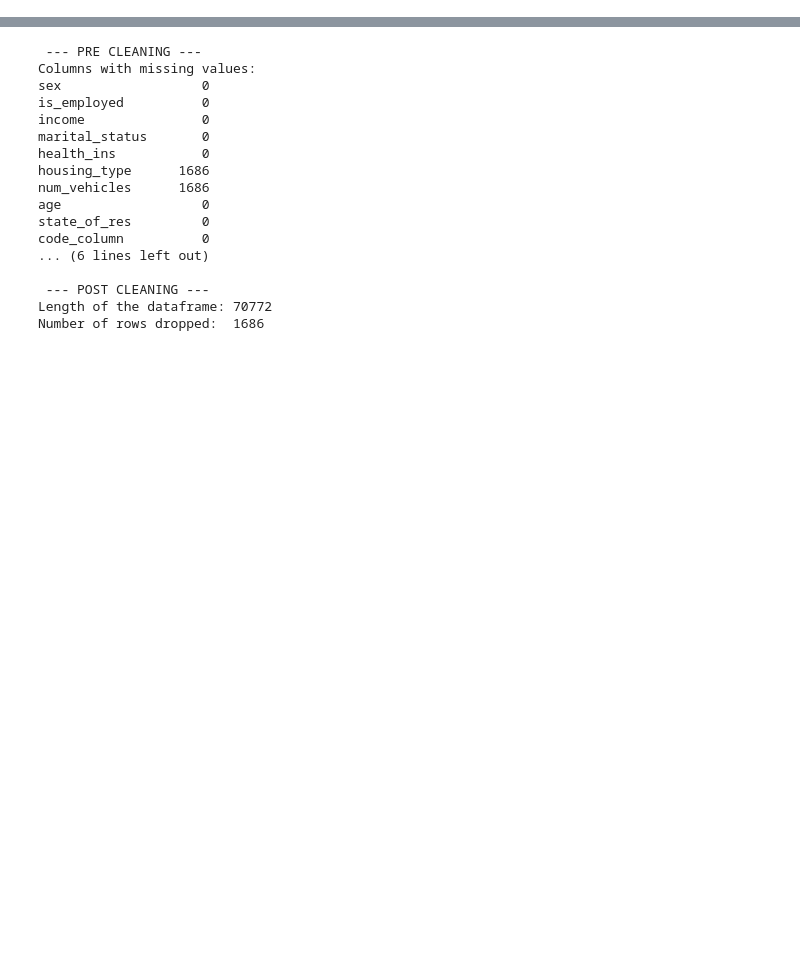
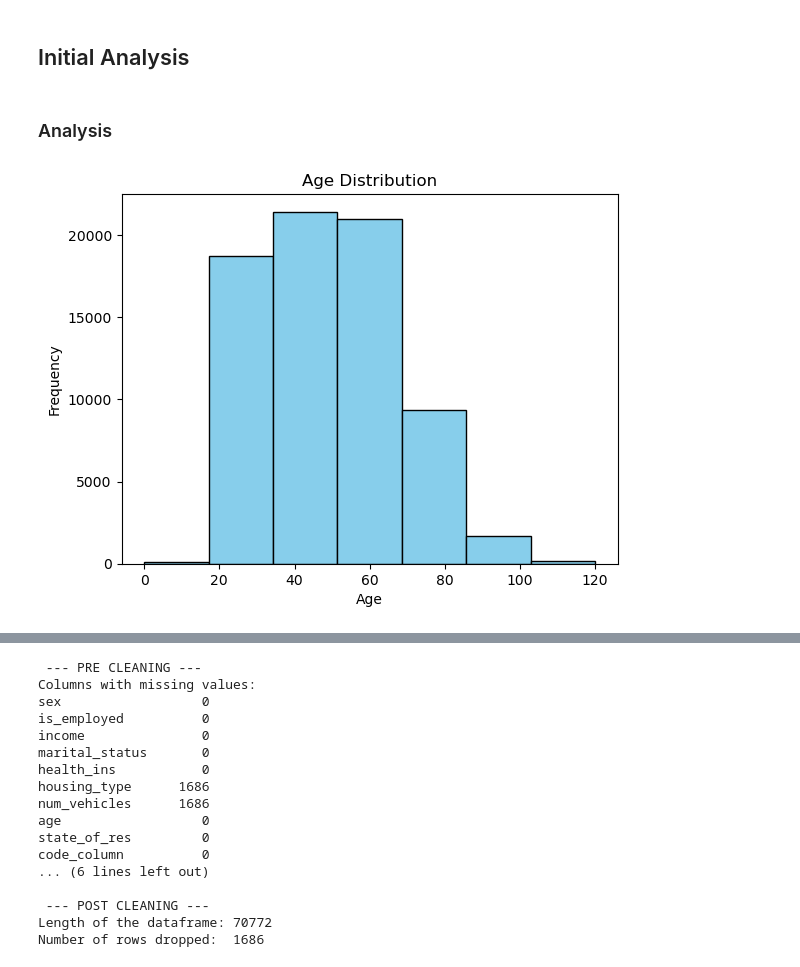
Before and after one commit to joaopecomonteiro/trabalho_ids, a Jupyter notebook: processing.ipynb, the cells around one changed output, grey strips where cells are left out. Saved outputs shown, nothing was run; the diff lists cells and outputs as text; code cells hidden in the pictures; blank space fills up the shorter version.

```diff
--- a/processing.ipynb
+++ b/processing.ipynb
@@ -0,0 +1,24 @@
+# %% [markdown]
+## Initial Analysis
+# %%
+import pandas as pd
+import numpy as np
+import matplotlib.pyplot as plt
+import seaborn as sns
+
+data = pd.read_csv('customer.csv')
+data.reset_index(drop=True, inplace=True)
+# %% [markdown]
+### Analysis
+# %%
+# Are they young, middle-aged, or seniors?
+
+# Checking the graph bellow, we can see that the population is mostly young and middle-aged.
+
+
+data['age'].plot(kind='hist', bins=7, color='skyblue', edgecolor='black')
+plt.title('Age Distribution')
+plt.xlabel('Age')
+plt.show()
+# %% [output]
+[figure, added]
```
Also changed, not shown: parts of 41 cells of this notebook, 4 other files.
